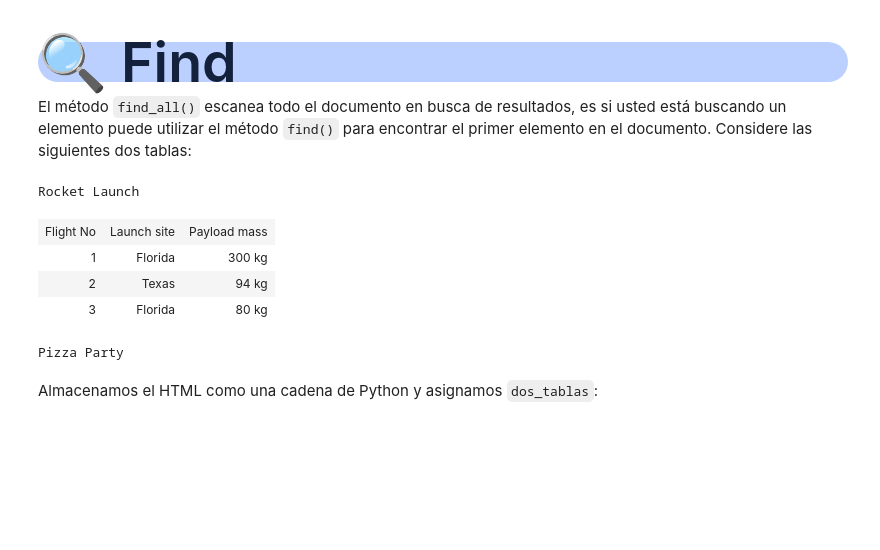
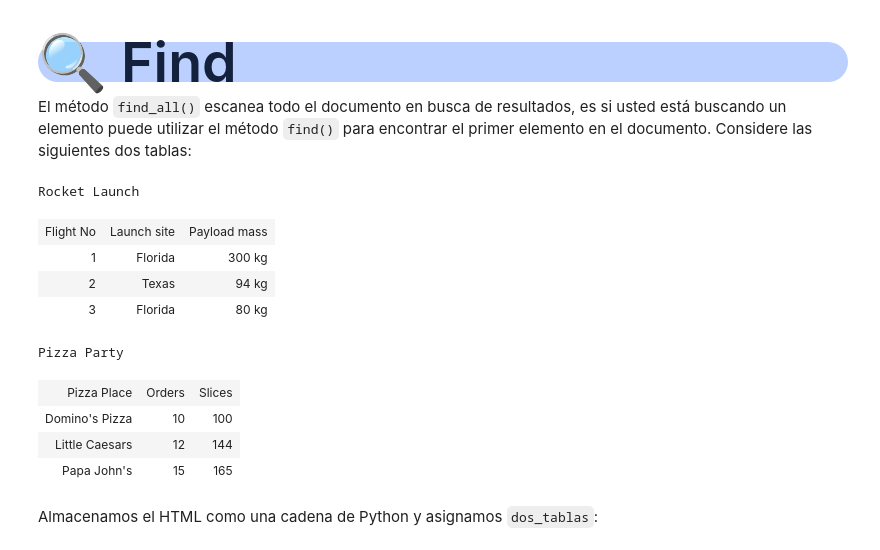
Before and after one commit to Gilberto-xyz/WebScraping, a Jupyter notebook: Webscraping Lab.ipynb, the cells around one changed output. Cells and saved outputs as stored; diff of their text form; code cells hidden in the pictures; blank space fills up the shorter version.

Commit message:
fix table

```diff
--- a/Webscraping Lab.ipynb
+++ b/Webscraping Lab.ipynb
@@ -477,33 +477,39 @@ El método `find_all()` escanea todo el documento en busca de resultados, es si
 
 
 <table class='pizza'>
   <tr>
     <td>Pizza Place</td>
     <td>Orders</td>
     <td>Slices </td>
    </tr>
   <tr>
     <td>Domino's Pizza</td>
     <td>10</td>
     <td>100</td>
   </tr>
   <tr>
     <td>Little Caesars</td>
     <td>12</td>
     <td >144 </td>
   </tr>
   <tr>
     <td>Papa John's </td>
     <td>15 </td>
     <td>165</td>
   </tr>
+</table>
+</p>
 # %% [output]
 Rocket Launch
 | Flight No | Launch site | Payload mass |
 | 1 | Florida | 300 kg |
 | 2 | Texas | 94 kg |
 | 3 | Florida | 80 kg |
 Pizza Party
+| Pizza Place | Orders | Slices |
+| Domino's Pizza | 10 | 100 |
+| Little Caesars | 12 | 144 |
+| Papa John's | 15 | 165 |
 # %% [markdown]
 Almacenamos el HTML como una cadena de Python y asignamos `dos_tablas`:
 # %%
```
Also changed, not shown: parts of 1 cell of this notebook.
